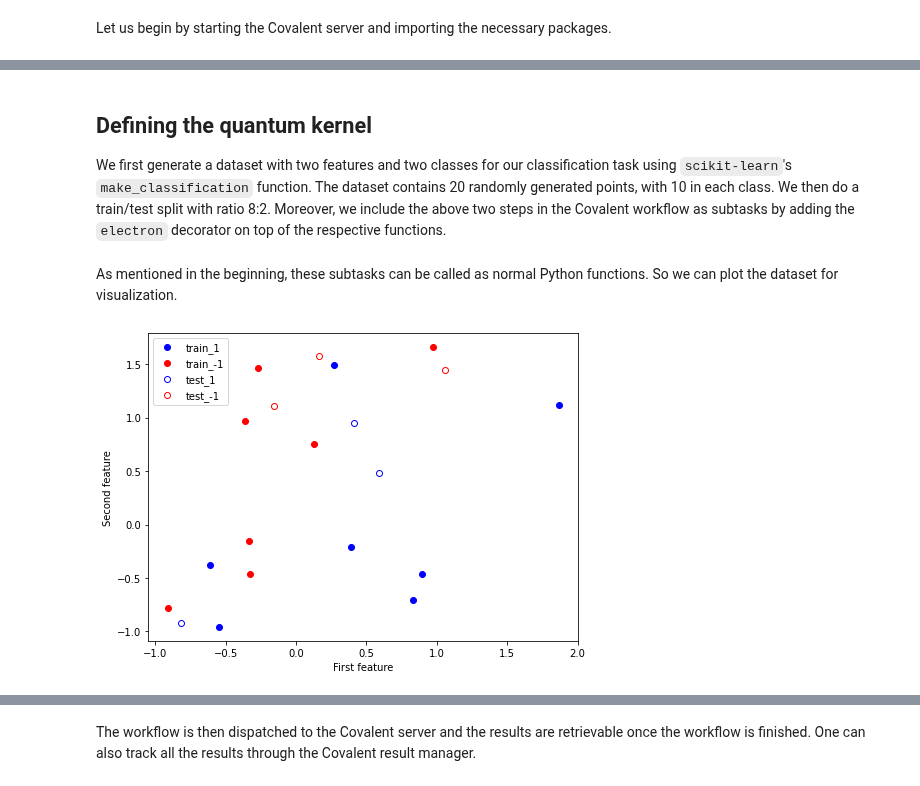
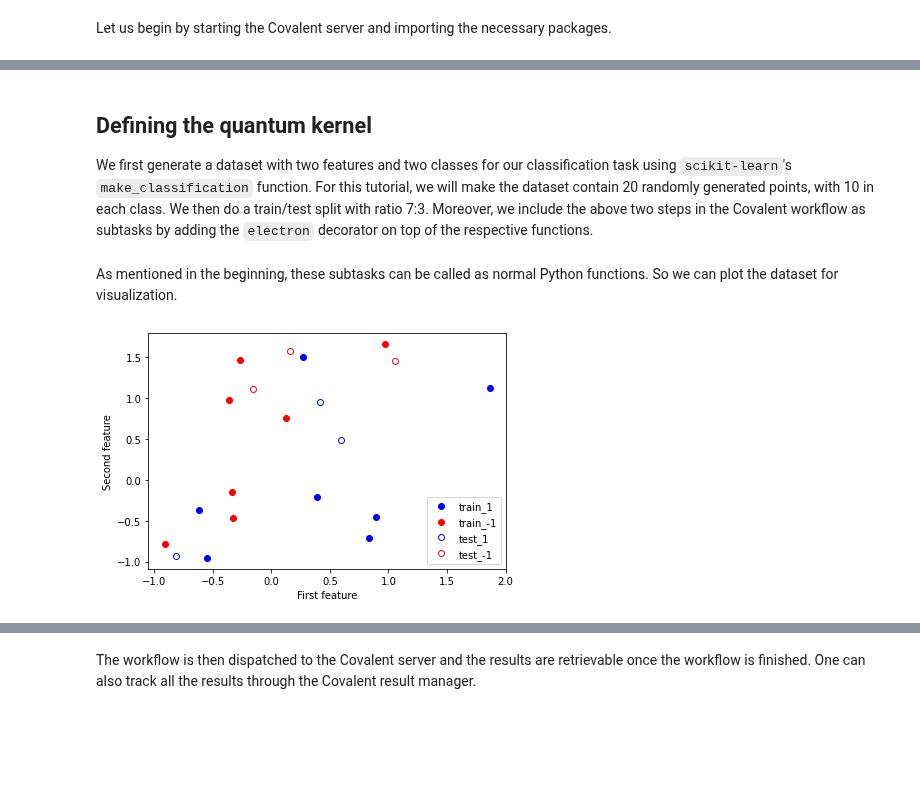
Before and after one commit to AgnostiqHQ/covalent, a Jupyter notebook: doc/source/tutorials/machine_learning/quantum_embedding_kernel.ipynb, the cells around one changed output, grey strips where cells are left out. Saved outputs shown, nothing was run; the diff lists cells and outputs as text; code cells hidden in the pictures; blank space fills up the shorter version.

```diff
--- a/doc/source/tutorials/machine_learning/quantum_embedding_kernel.ipynb
+++ b/doc/source/tutorials/machine_learning/quantum_embedding_kernel.ipynb
@@ -38,12 +38,12 @@ Hosting the HTTP server on port 54750 instead
 # %% [markdown]
 ## Defining the quantum kernel
 
-We first generate a dataset with two features and two classes for our classification task using `scikit-learn`'s `make_classification` function. The dataset contains 20 randomly generated points, with 10 in each class. We then do a train/test split with ratio 8:2. Moreover, we include the above two steps in the Covalent workflow as subtasks by adding the `electron` decorator on top of the respective functions.
+We first generate a dataset with two features and two classes for our classification task using `scikit-learn`'s `make_classification` function. For this tutorial, we will make the dataset contain 20 randomly generated points, with 10 in each class. We then do a train/test split with ratio 7:3. Moreover, we include the above two steps in the Covalent workflow as subtasks by adding the `electron` decorator on top of the respective functions.
 # %%
 @ct.electron
-def get_data():
+def get_data(n_samples=20):
     X, y = make_classification(
-        n_samples=20, n_features=2, n_redundant=0, random_state=42, n_clusters_per_class=2, flip_y=0.3, class_sep=0.5
+        n_samples=n_samples, n_features=2, n_redundant=0, random_state=42, n_clusters_per_class=2, flip_y=0.3, class_sep=0.5
     )
     X = X.astype(np.float32)
     y = 2 * (y - 0.5) # rescale labels to be -1, 1
@@ -51,27 +51,27 @@ def get_data():
     return X, y
 
 @ct.electron
-def split_train_test_data(X, y):
-    X_train, X_test, y_train, y_test = train_test_split(X, y, test_size=0.3, random_state=5)
+def split_train_test_data(X, y, test_size=0.3):
+    X_train, X_test, y_train, y_test = train_test_split(X, y, test_size=test_size, random_state=5)
     return X_train, X_test, y_train, y_test
 # %% [markdown]
 As mentioned in the beginning, these subtasks can be called as normal Python functions. So we can plot the dataset for visualization.
 # %%
 X, y = get_data()
 X_train, X_test, y_train, y_test = split_train_test_data(X, y)
 
-fig, ax = plt.subplots(1, 1, figsize=(7, 5), facecolor="w")
+fig, ax = plt.subplots(1, 1, figsize=(6, 4), facecolor="w")
 ax.plot(X_train[:, 0][y_train==1], X_train[:, 1][y_train==1], "bo", label="train_1")
 ax.plot(X_train[:, 0][y_train==-1], X_train[:, 1][y_train==-1], "ro", label="train_-1")
 ax.plot(X_test[:, 0][y_test==1], X_test[:, 1][y_test==1], "bo", fillstyle='none', label="test_1")
 ax.plot(X_test[:, 0][y_test==-1], X_test[:, 1][y_test==-1], "ro", fillstyle='none', label="test_-1")
 ax.set_xlabel("First feature")
 ax.set_ylabel("Second feature")
 plt.tight_layout()
-plt.legend()
+plt.legend(loc="lower right")
 plt.show()
 # %% [output]
-[figure, old version]
+[figure, new version]
 # %% [markdown]
 Next, we construct the quantum embedding kernel by building a *data reuploading* quantum circuit based on the ansatz given in [Hubregtsen et al. 2021](https://arxiv.org/abs/2105.02276). Specifically, this ansatz uses a repeating layer architecture, where each layer embeds the 2 features into 5 qubits through the angles of $R_Z$ gates. The variational parameters correspond to the angles of a series of $R_Y$ and controlled-$R_Z$ gates. The ansatz diagram of one layer is shown below.
 
```
Also changed, not shown: parts of 22 cells of this notebook.
